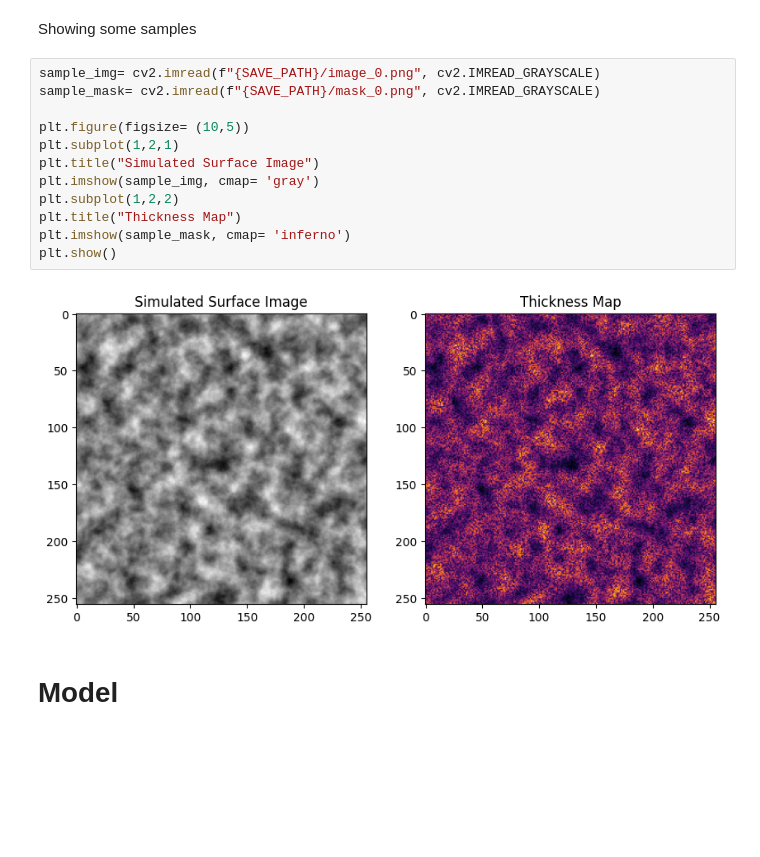
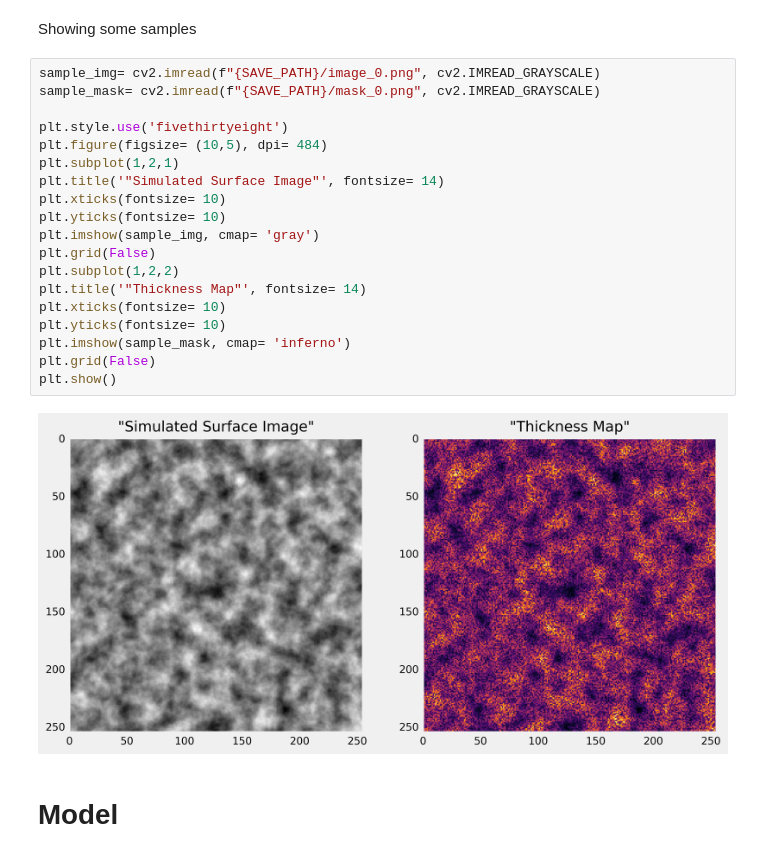
Before and after one commit to ErfanJoodi/Thickness-detection, a Jupyter notebook: Thickness detection.ipynb, the cells around one changed output. Drawn from its saved outputs; the diff is of its cells as text; blank space fills up the shorter version.

```diff
--- a/Thickness detection.ipynb
+++ b/Thickness detection.ipynb
@@ -45,17 +49,24 @@ Showing some samples
 # %%
 sample_img= cv2.imread(f"{SAVE_PATH}/image_0.png", cv2.IMREAD_GRAYSCALE)
 sample_mask= cv2.imread(f"{SAVE_PATH}/mask_0.png", cv2.IMREAD_GRAYSCALE)
 
-plt.figure(figsize= (10,5))
+plt.style.use('fivethirtyeight')
+plt.figure(figsize= (10,5), dpi= 484)
 plt.subplot(1,2,1)
-plt.title("Simulated Surface Image")
+plt.title('"Simulated Surface Image"', fontsize= 14)
+plt.xticks(fontsize= 10)
+plt.yticks(fontsize= 10)
 plt.imshow(sample_img, cmap= 'gray')
+plt.grid(False)
 plt.subplot(1,2,2)
-plt.title("Thickness Map")
+plt.title('"Thickness Map"', fontsize= 14)
+plt.xticks(fontsize= 10)
+plt.yticks(fontsize= 10)
 plt.imshow(sample_mask, cmap= 'inferno')
+plt.grid(False)
 plt.show()
 # %% [output]
-[figure, old version]
+[figure, new version]
 # %% [markdown]
 # Model
 # %% [markdown]
```
Also changed, not shown: parts of 2 cells of this notebook.
